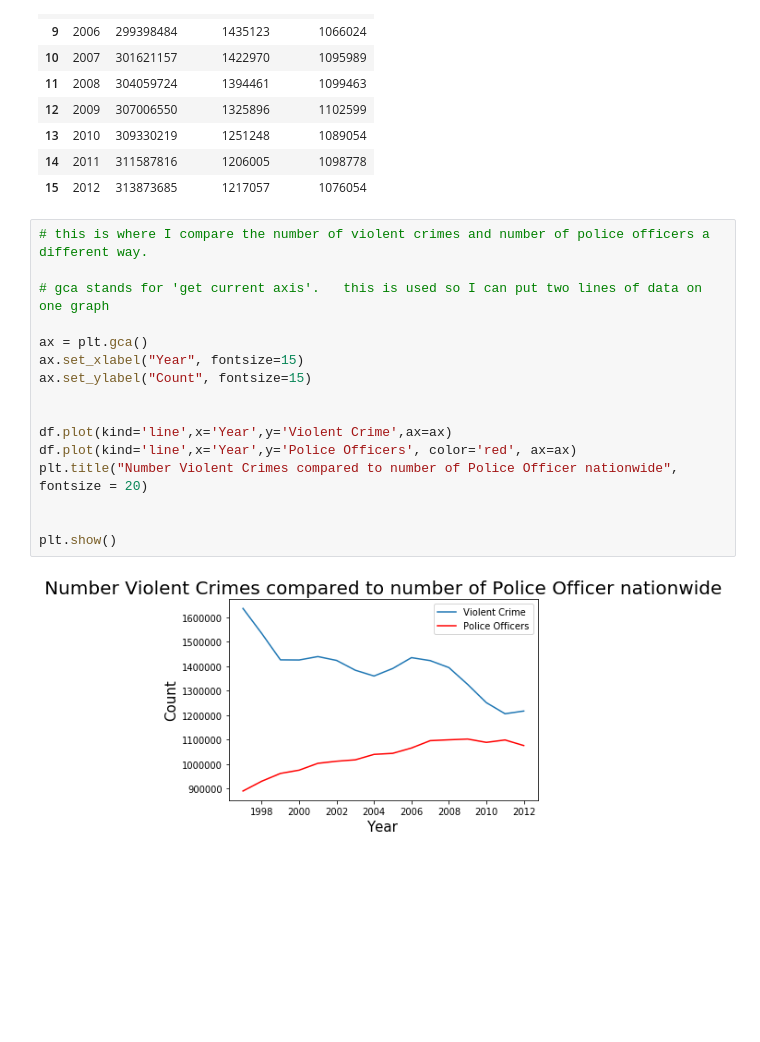
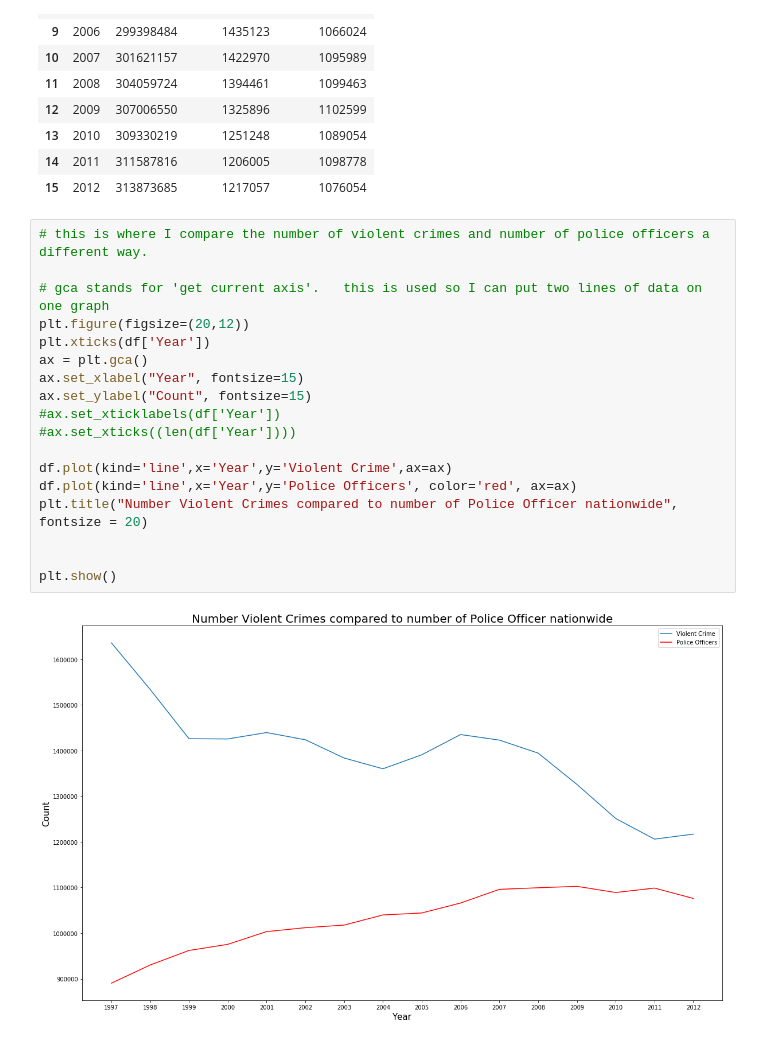
Before and after one commit to odisney2/crime, a Jupyter notebook: yearlycrime.ipynb, the cells around one changed output. Saved outputs shown, nothing was run; the diff lists cells and outputs as text; blank space fills up the shorter version.

```diff
--- a/yearlycrime.ipynb
+++ b/yearlycrime.ipynb
@@ -285,18 +296,20 @@ df
 # %%
 # this is where I compare the number of violent crimes and number of police officers a different way.
 
 # gca stands for 'get current axis'.   this is used so I can put two lines of data on one graph
-
+plt.figure(figsize=(20,12))
+plt.xticks(df['Year'])
 ax = plt.gca()
 ax.set_xlabel("Year", fontsize=15)
 ax.set_ylabel("Count", fontsize=15)
-
+#ax.set_xticklabels(df['Year'])
+#ax.set_xticks((len(df['Year'])))
 
 df.plot(kind='line',x='Year',y='Violent Crime',ax=ax)
 df.plot(kind='line',x='Year',y='Police Officers', color='red', ax=ax)
 plt.title("Number Violent Crimes compared to number of Police Officer nationwide", fontsize = 20)
 
 
 plt.show()
 # %% [output]
-[figure, old version]
+[figure, new version]
```
Also changed, not shown: parts of 3 cells of this notebook.
